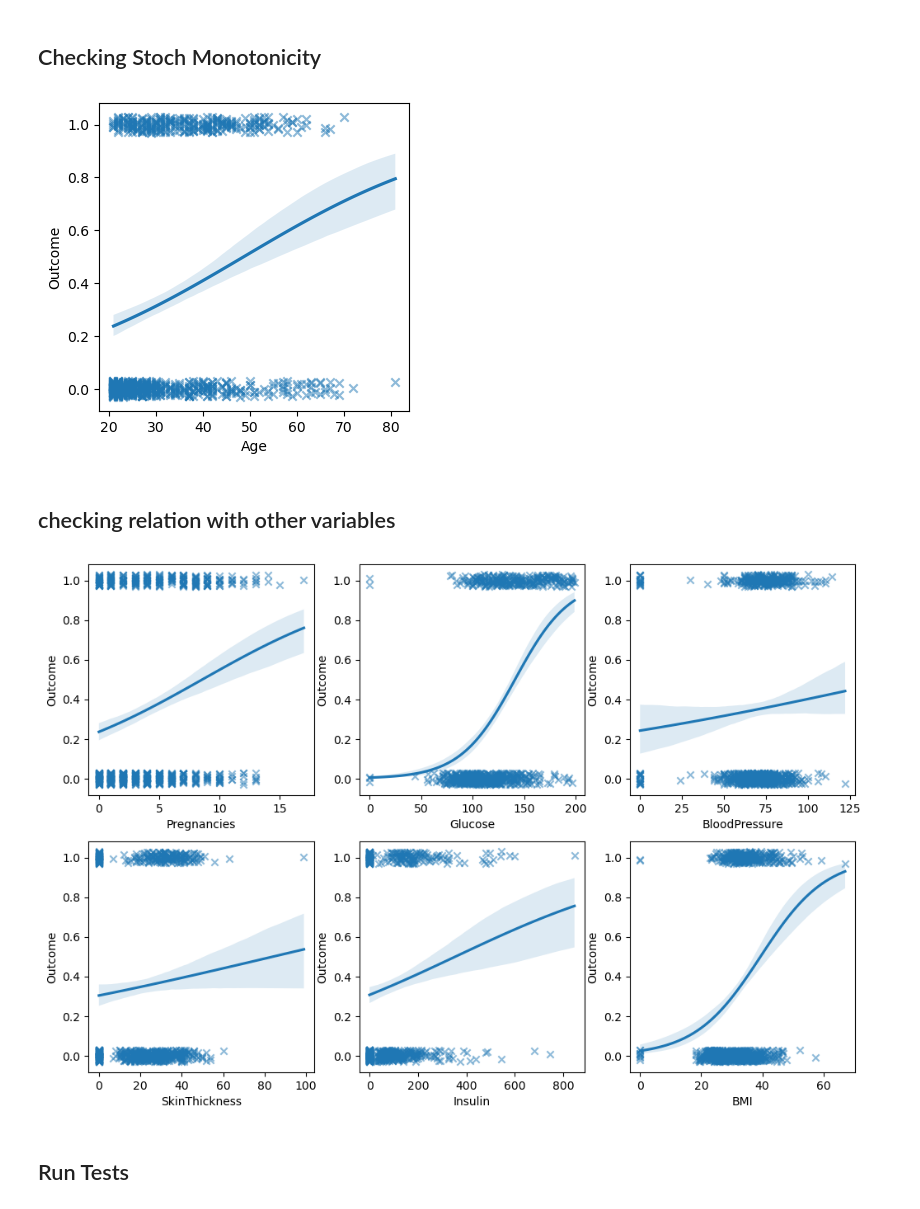
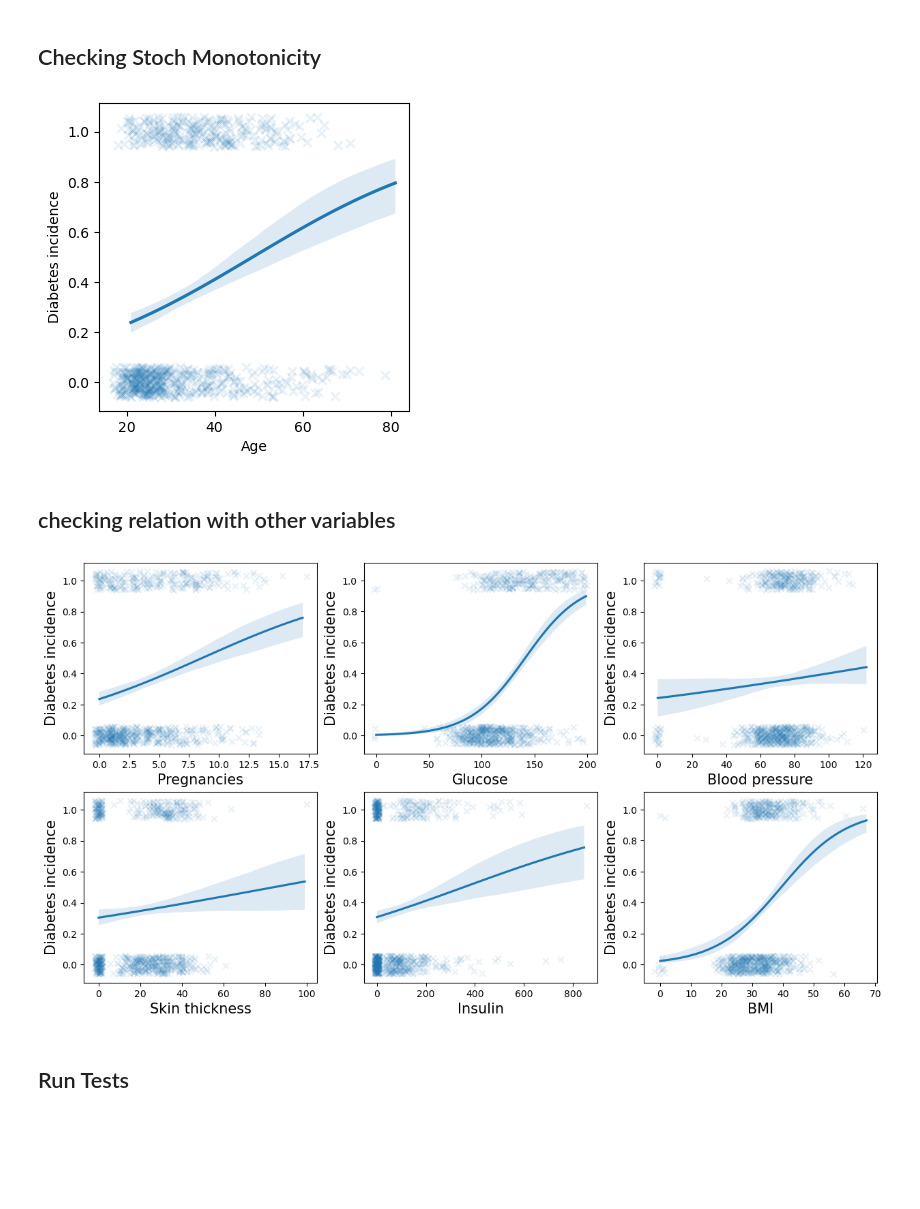
Before and after one commit to jake-soloff/PairSwap-ICI-Experiments, a Jupyter notebook: diabetes_analysis.ipynb, the cells around one changed output. Saved outputs shown, nothing was run; the diff lists cells and outputs as text; code cells hidden in the pictures; blank space fills up the shorter version.

```diff
--- a/diabetes_analysis.ipynb
+++ b/diabetes_analysis.ipynb
@@ -66,30 +66,44 @@ pd.plotting.scatter_matrix(data, alpha=0.2);
 # %%
 import seaborn as sns
 fig, ax = plt.subplots(1,1, figsize =(4,4))
-sns.regplot(x=data["Age"],y=data["Outcome"], logistic=True, y_jitter = 0.03,
-            marker = 'x', scatter_kws = {'alpha':0.5})
+b = sns.regplot(x=data["Age"],y=data["Outcome"], logistic=True, x_jitter = 4, y_jitter = 0.06,
+            marker = 'x', scatter_kws = {'alpha':0.1})
+b.set_xlabel("Age", fontsize=10)
+b.set_ylabel("Diabetes incidence", fontsize=10)
 fig.savefig('figures/relation_with_age.pdf')
 # %% [output]
-[figure, old version]
+[figure, new version]
 # %% [markdown]
 ## checking relation with other variables
 # %%
-fig, ax = plt.subplots(2,3, figsize =(12,8))
-sns.regplot(x=data["Pregnancies"],y=data["Outcome"], logistic=True, y_jitter = 0.03,
-            marker = 'x', scatter_kws = {'alpha':0.5}, ax=ax[0,0]);
-sns.regplot(x=data["Glucose"],y=data["Outcome"], logistic=True, y_jitter = 0.03,
-            marker = 'x', scatter_kws = {'alpha':0.5}, ax=ax[0,1]);
-sns.regplot(x=data["BloodPressure"],y=data["Outcome"], logistic=True, y_jitter = 0.03,
-            marker = 'x', scatter_kws = {'alpha':0.5}, ax=ax[0,2]);
-sns.regplot(x=data["SkinThickness"],y=data["Outcome"], logistic=True, y_jitter = 0.03,
-            marker = 'x', scatter_kws = {'alpha':0.5}, ax=ax[1,0]);
-sns.regplot(x=data["Insulin"],y=data["Outcome"], logistic=True, y_jitter = 0.03,
-            marker = 'x', scatter_kws = {'alpha':0.5}, ax=ax[1,1]);
-sns.regplot(x=data["BMI"],y=data["Outcome"], logistic=True, y_jitter = 0.03,
-            marker = 'x', scatter_kws = {'alpha':0.5}, ax=ax[1,2]);
+fig, ax = plt.subplots(2,3, figsize =(15,8))
+b = sns.regplot(x=data["Pregnancies"],y=data["Outcome"], logistic=True, x_jitter = 0.4, y_jitter = 0.06,
+            marker = 'x', scatter_kws = {'alpha':0.1}, ax=ax[0,0]);
+b.set_xlabel("Pregnancies", fontsize=15)
+b.set_ylabel("Diabetes incidence", fontsize=15)
+b = sns.regplot(x=data["Glucose"],y=data["Outcome"], logistic=True, x_jitter = 2, y_jitter = 0.06,
+            marker = 'x', scatter_kws = {'alpha':0.1}, ax=ax[0,1]);
+b.set_xlabel("Glucose", fontsize=15)
+b.set_ylabel("Diabetes incidence", fontsize=15)
+b = sns.regplot(x=data["BloodPressure"],y=data["Outcome"], logistic=True, x_jitter = 2, y_jitter = 0.06,
+            marker = 'x', scatter_kws = {'alpha':0.1}, ax=ax[0,2]);
+b.set_xlabel("Blood pressure", fontsize=15)
+b.set_ylabel("Diabetes incidence", fontsize=15)
+b = sns.regplot(x=data["SkinThickness"],y=data["Outcome"], logistic=True, x_jitter = 2, y_jitter = 0.06,
+            marker = 'x', scatter_kws = {'alpha':0.1}, ax=ax[1,0]);
+b.set_xlabel("Skin thickness", fontsize=15)
+b.set_ylabel("Diabetes incidence", fontsize=15)
+b = sns.regplot(x=data["Insulin"],y=data["Outcome"], logistic=True, x_jitter = 10, y_jitter = 0.06,
+            marker = 'x', scatter_kws = {'alpha':0.1}, ax=ax[1,1]);
+b.set_xlabel("Insulin", fontsize=15)
+b.set_ylabel("Diabetes incidence", fontsize=15)
+b = sns.regplot(x=data["BMI"],y=data["Outcome"], logistic=True, x_jitter = 2, y_jitter = 0.06,
+            marker = 'x', scatter_kws = {'alpha':0.1}, ax=ax[1,2]);
+b.set_xlabel("BMI", fontsize=15)
+b.set_ylabel("Diabetes incidence", fontsize=15)
 fig.savefig('figures/diabetes_risk_factors.pdf')
 # %% [output]
-[figure, old version]
+[figure, new version]
 # %% [markdown]
 ## Run Tests
 # %%
```
Also changed, not shown: parts of 2 cells of this notebook, 13 other files.
